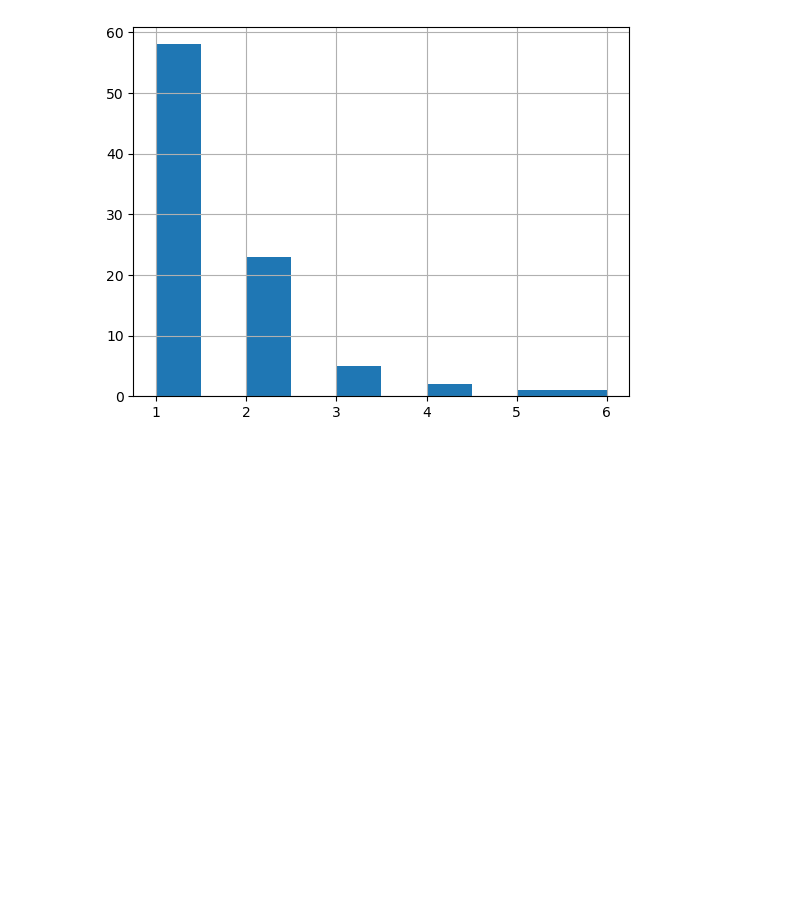
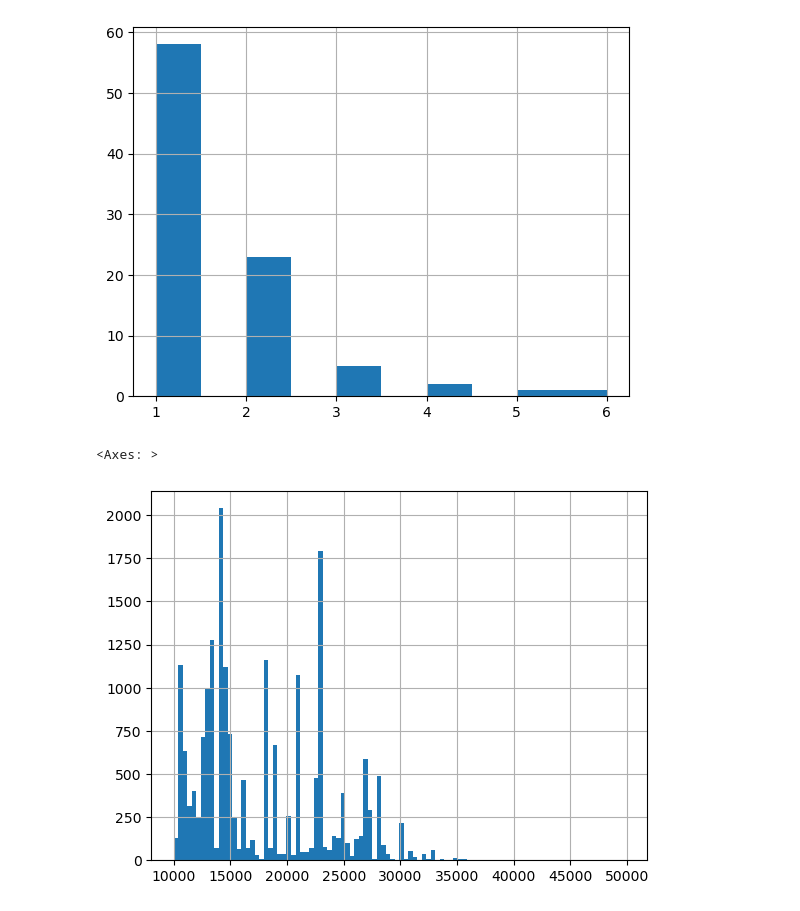
Before and after one commit to MarianSlassi/future_sales_prediction, a Jupyter notebook: notebooks/eda.ipynb, the cells around one changed output. Saved outputs shown, nothing was run; the diff lists cells and outputs as text; code cells hidden in the pictures; blank space fills up the shorter version.

```diff
--- a/notebooks/eda.ipynb
+++ b/notebooks/eda.ipynb
@@ -220,0 +432,3 @@ shops
+# %%
+df_sorted = df_sorted.merge(items[['item_category_id','item_id','item_name']], on='item_id', how='left')
+# df_sorted = df_sorted.merge(items[['item_category_id','item_id','item_name']], on='item_id', how='left')
@@ -220,0 +472,2 @@ shops
+# %%
+df_sorted = df_sorted.merge(items_categories, on = 'item_category_id', how = 'left')
@@ -228,0 +549,5 @@ df_eda['item_cnt_day'][df_eda['item_cnt_day'] > 100].value_counts().hist()
+# %%
+df_sorted[(df_sorted['item_price']>10000)&(df_sorted['item_price']<50000)]['item_price'].hist(bins=100)
+# %% [output]
+<Axes: >
+[figure, added]
```
Also changed, not shown: parts of 35 cells of this notebook, 3 other files.
